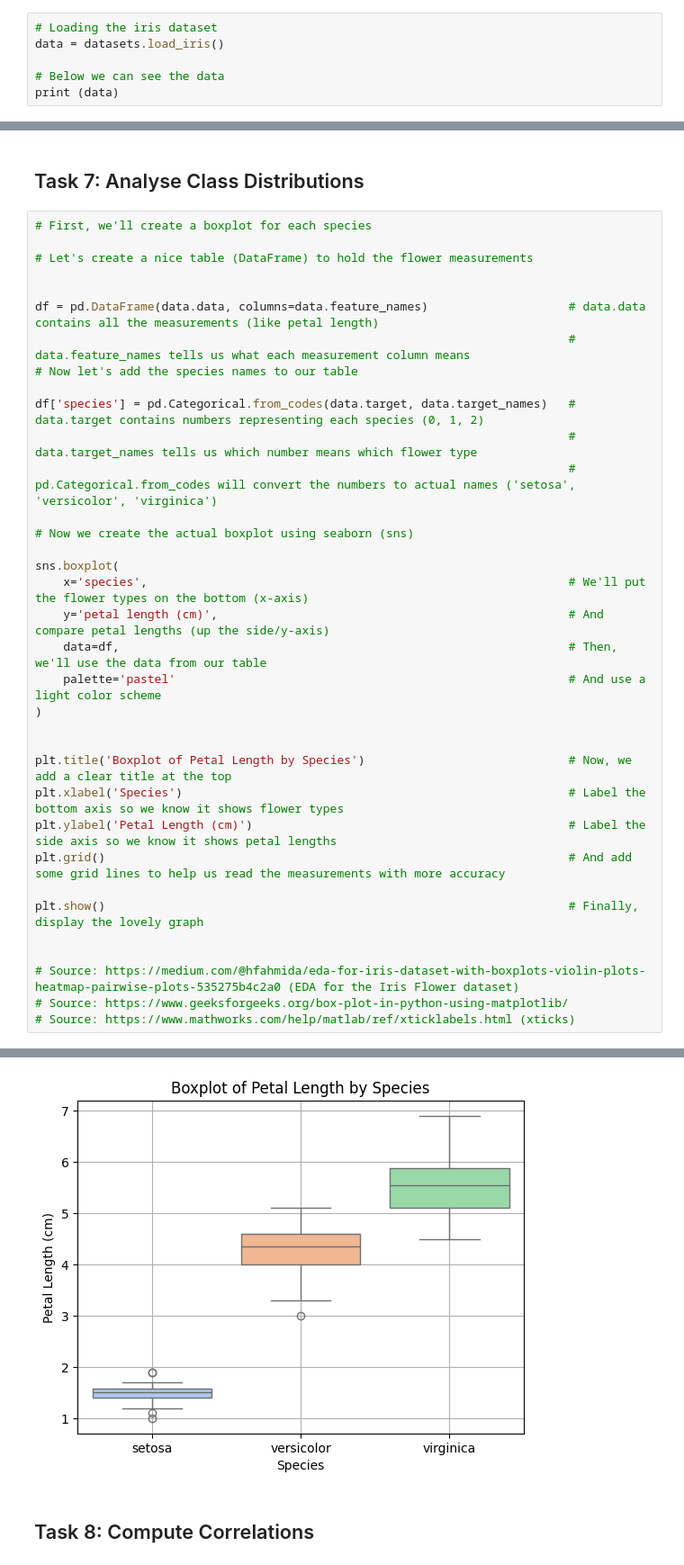
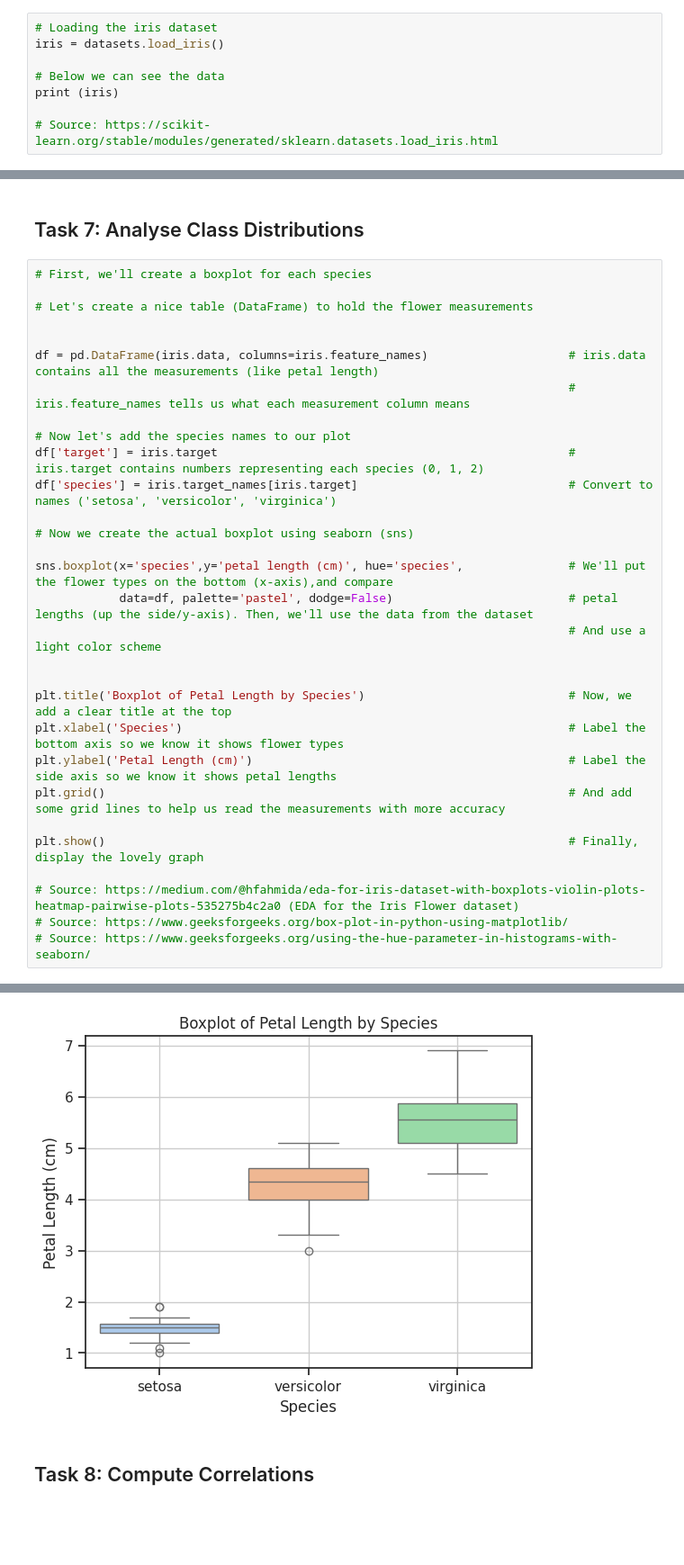
Before and after one commit to marianemcgrath/principles_of_da, a Jupyter notebook: tasks.ipynb, the cells around one changed output, grey strips where cells are left out. Shown at 90% size. Drawn from its saved outputs; the diff is of its cells as text; blank space fills up the shorter version.

```diff
--- a/tasks.ipynb
+++ b/tasks.ipynb
@@ -34,10 +45,12 @@ from sklearn import datasets
 The function shown in the cell below loads the data from the .csv file.
 # %%
 # Loading the iris dataset
-data = datasets.load_iris()
+iris = datasets.load_iris()
 
 # Below we can see the data
-print (data)
+print (iris)
+
+# Source: https://scikit-learn.org/stable/modules/generated/sklearn.datasets.load_iris.html
 # %% [output]
 {'data': array([[5.1, 3.5, 1.4, 0.2],
        [4.9, 3. , 1.4, 0.2],
@@ -186,22 +240,18 @@ We want to see if longer sepals (the leaf-like parts) usually mean wider sepals
 # Let's create a nice table (DataFrame) to hold the flower measurements
 
 
-df = pd.DataFrame(data.data, columns=data.feature_names)                    # data.data contains all the measurements (like petal length)
-                                                                            # data.feature_names tells us what each measurement column means
-# Now let's add the species names to our table
+df = pd.DataFrame(iris.data, columns=iris.feature_names)                    # iris.data contains all the measurements (like petal length)
+                                                                            # iris.feature_names tells us what each measurement column means
 
-df['species'] = pd.Categorical.from_codes(data.target, data.target_names)   # data.target contains numbers representing each species (0, 1, 2)
-                                                                            # data.target_names tells us which number means which flower type
-                                                                            # pd.Categorical.from_codes will convert the numbers to actual names ('setosa', 'versicolor', 'virginica')
+# Now let's add the species names to our plot
+df['target'] = iris.target                                                  # iris.target contains numbers representing each species (0, 1, 2)
+df['species'] = iris.target_names[iris.target]                              # Convert to names ('setosa', 'versicolor', 'virginica')
 
 # Now we create the actual boxplot using seaborn (sns)
 
-sns.boxplot(
-    x='species',                                                            # We'll put the flower types on the bottom (x-axis)
-    y='petal length (cm)',                                                  # And compare petal lengths (up the side/y-axis)
-    data=df,                                                                # Then, we'll use the data from our table
-    palette='pastel'                                                        # And use a light color scheme
-)
+sns.boxplot(x='species',y='petal length (cm)', hue='species',               # We'll put the flower types on the bottom (x-axis),and compare
+            data=df, palette='pastel', dodge=False)                         # petal lengths (up the side/y-axis). Then, we'll use the data from the dataset
+                                                                            # And use a light color scheme
 
 
 plt.title('Boxplot of Petal Length by Species')                             # Now, we add a clear title at the top
@@ -211,8 +261,7 @@ plt.grid()                                                                  # An
 
 plt.show()                                                                  # Finally, display the lovely graph
 
-
 # Source: https://medium.com/@hfahmida/eda-for-iris-dataset-with-boxplots-violin-plots-heatmap-pairwise-plots-535275b4c2a0 (EDA for the Iris Flower dataset)
 # Source: https://www.geeksforgeeks.org/box-plot-in-python-using-matplotlib/
-# Source: https://www.mathworks.com/help/matlab/ref/xticklabels.html (xticks)
+# Source: https://www.geeksforgeeks.org/using-the-hue-parameter-in-histograms-with-seaborn/
 # %% [output]
@@ -222,4 +268,4 @@ Passing `palette` without assigning `hue` is deprecated and will be removed in v
-[figure, old version]
+[figure, new version]
 # %% [markdown]
 ## Task 8: Compute Correlations
 # %% [markdown]
```
Also changed, not shown: parts of 13 cells of this notebook.
